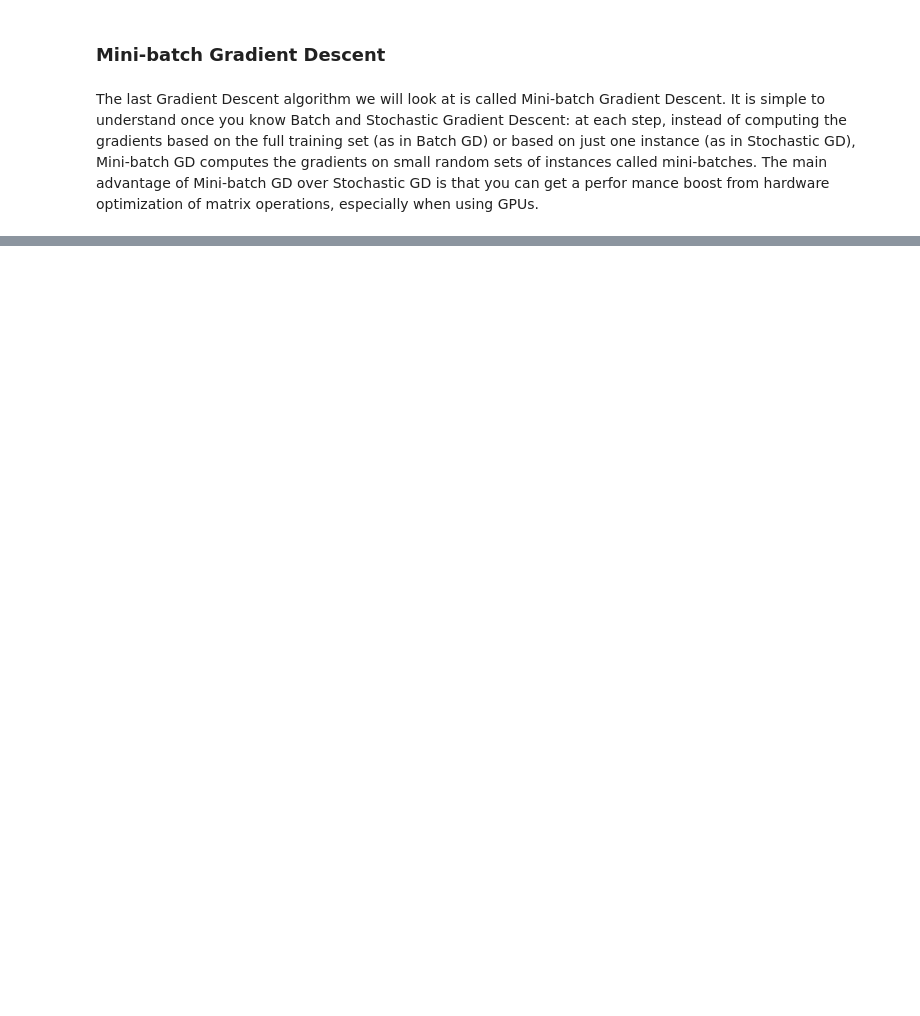
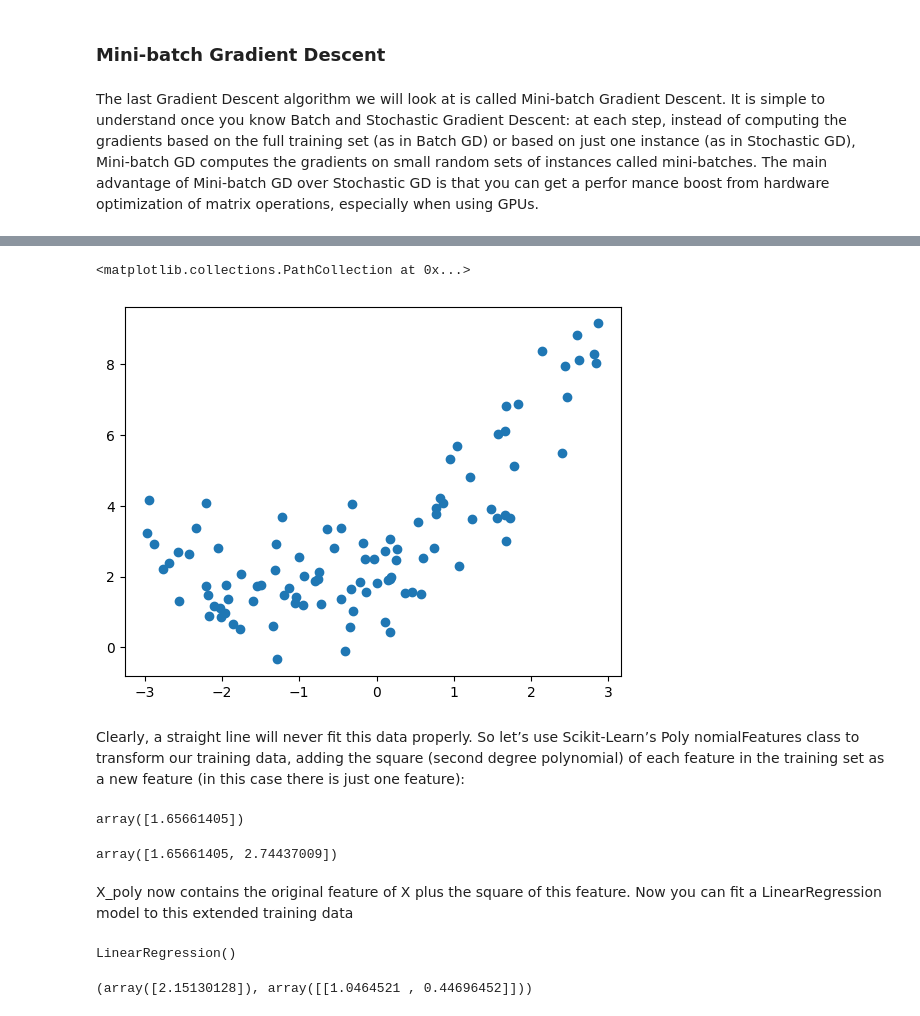
Before and after one commit to ManasviKumar19/Machine-Learning-using-Scikit-Learn, a Jupyter notebook: Chapter4.ipynb, the cells around one changed output, grey strips where cells are left out. Saved outputs shown, nothing was run; the diff lists cells and outputs as text; code cells hidden in the pictures; blank space fills up the shorter version.

```diff
--- a/Chapter4.ipynb
+++ b/Chapter4.ipynb
@@ -102,0 +110,4 @@ mance boost from hardware optimization of matrix operations, especially when usi
+# %%
+m = 100
+X = 6 * np.random.rand(m, 1) - 3
+y = 0.5 * X**2 + X + 2 + np.random.randn(m, 1)
@@ -102,0 +136,10 @@ mance boost from hardware optimization of matrix operations, especially when usi
+# %%
+plt.scatter(X,y)
+# %% [output]
+<matplotlib.collections.PathCollection at 0x...>
+[figure, added]
+# %% [markdown]
+Clearly, a straight line will never fit this data properly. So let’s use Scikit-Learn’s Poly
+ nomialFeatures class to transform our training data, adding the square (second
+degree polynomial) of each feature in the training set as a new feature (in this case
+ there is just one feature):
@@ -102,0 +150,21 @@ mance boost from hardware optimization of matrix operations, especially when usi
+# %%
+X[0]
+# %% [output]
+array([1.65661405])
+# %%
+X_poly[0]
+# %% [output]
+array([1.65661405, 2.74437009])
+# %% [markdown]
+X_poly now contains the original feature of X plus the square of this feature. Now you
+ can fit a LinearRegression model to this extended training data
+# %%
+from sklearn.linear_model import LinearRegression
+lin_reg = LinearRegression()
+lin_reg.fit(X_poly, y)
+# %% [output]
+LinearRegression()
+# %%
+lin_reg.intercept_, lin_reg.coef_
+# %% [output]
+(array([2.15130128]), array([[1.0464521 , 0.44696452]]))
```
Also changed, not shown: parts of 109 cells of this notebook.
